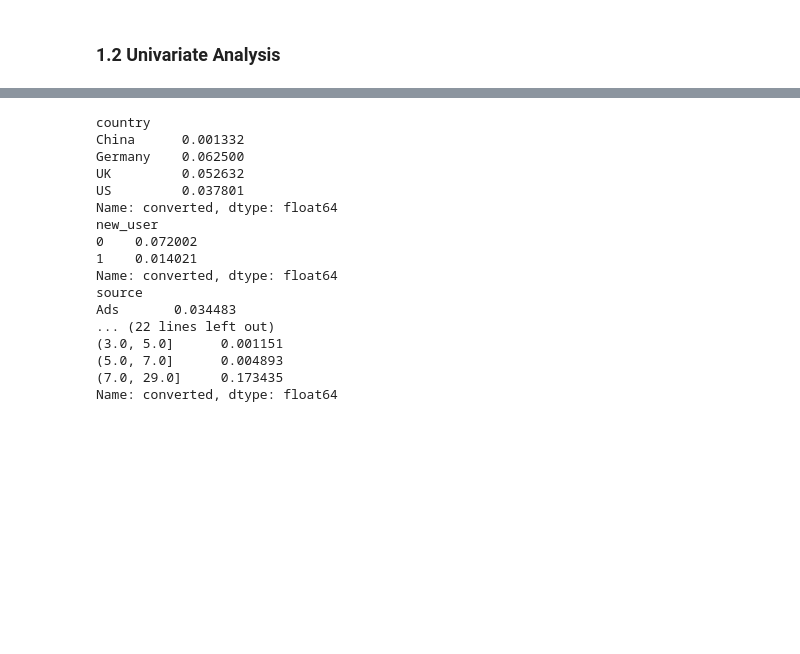
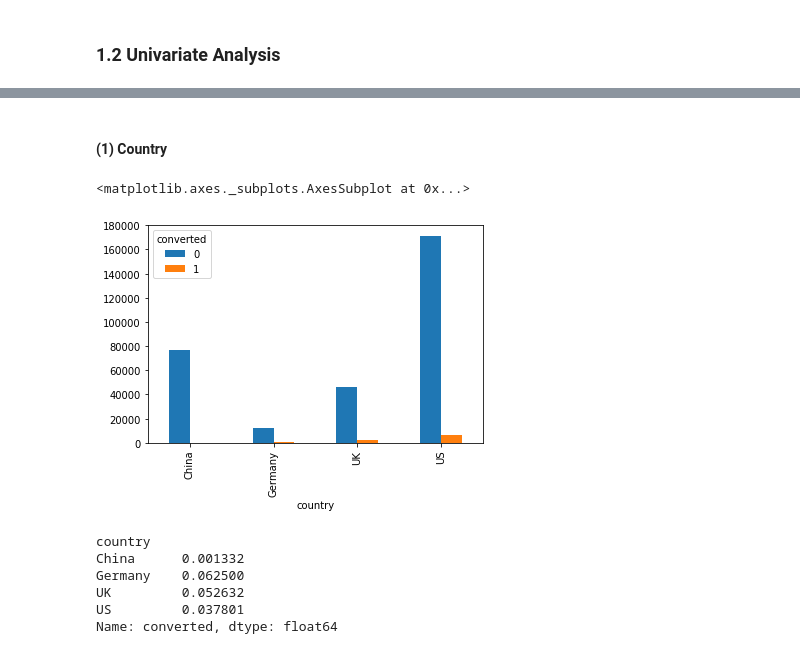
Before and after one commit to crazywiden/Leetcode_daily_submit, a Jupyter notebook: 20e/Conversion_data_20e.ipynb, the cells around one changed output, grey strips where cells are left out. Drawn from its saved outputs; the diff is of its cells as text; code cells hidden in the pictures; blank space fills up the shorter version.

```diff
--- a/20e/Conversion_data_20e.ipynb
+++ b/20e/Conversion_data_20e.ipynb
@@ -116,27 +151,19 @@ plt.scatter(x=df_tpv17.index.tolist(),y=df_tpv17['total_pages_visited'],alpha =
 # %%
 df['age_binned'] = pd.qcut(df['age'], 10)
 df['tpv_binned'] = pd.qcut(df['total_pages_visited'], 5)
-# %%
-var_list = df.columns.tolist()
-var_list.remove('age')
-var_list.remove('total_pages_visited')
-for i in var_list:
-    print(df.groupby(i)['converted'].mean())
-# %% [output]
-country
-China      0.001332
-Germany    0.062500
-UK         0.052632
-US         0.037801
-Name: converted, dtype: float64
-new_user
-0    0.072002
-1    0.014021
-Name: converted, dtype: float64
-source
-Ads       0.034483
-... (22 lines left out)
-(3.0, 5.0]      0.001151
-(5.0, 7.0]      0.004893
-(7.0, 29.0]     0.173435
-Name: converted, dtype: float64
+# %% [markdown]
+#### (1) Country
+# %%
+pd.crosstab(df.country,df.converted).plot(kind='bar')
+# %% [output]
+<matplotlib.axes._subplots.AxesSubplot at 0x...>
+[figure, added]
+# %%
+df.groupby('country')['converted'].mean()
+# %% [output]
+country
+China      0.001332
+Germany    0.062500
+UK         0.052632
+US         0.037801
+Name: converted, dtype: float64
```
Also changed, not shown: parts of 37 cells of this notebook.
